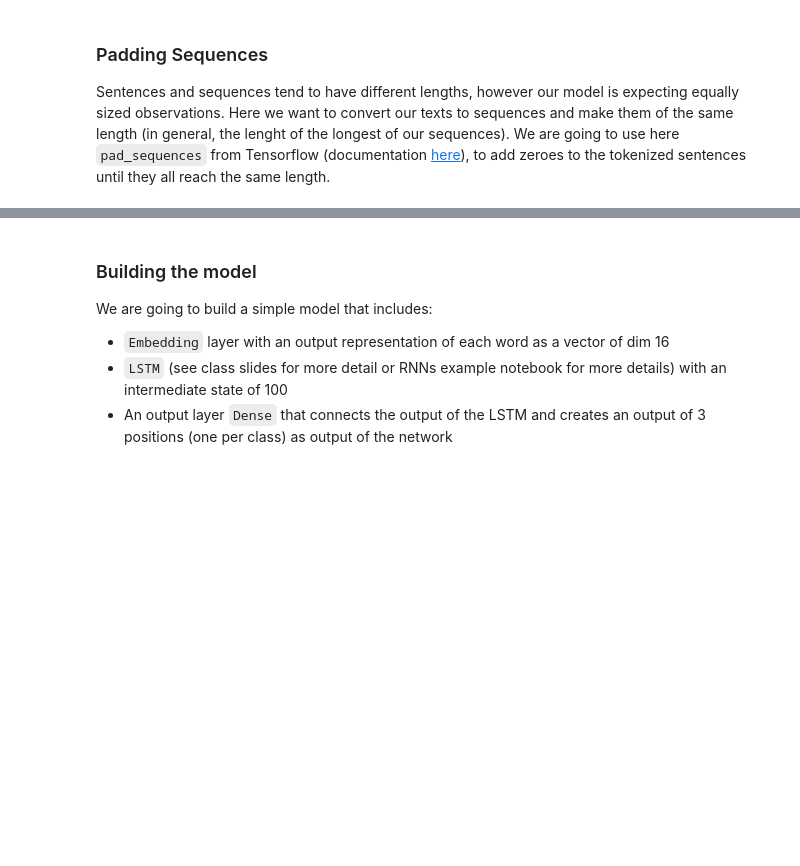
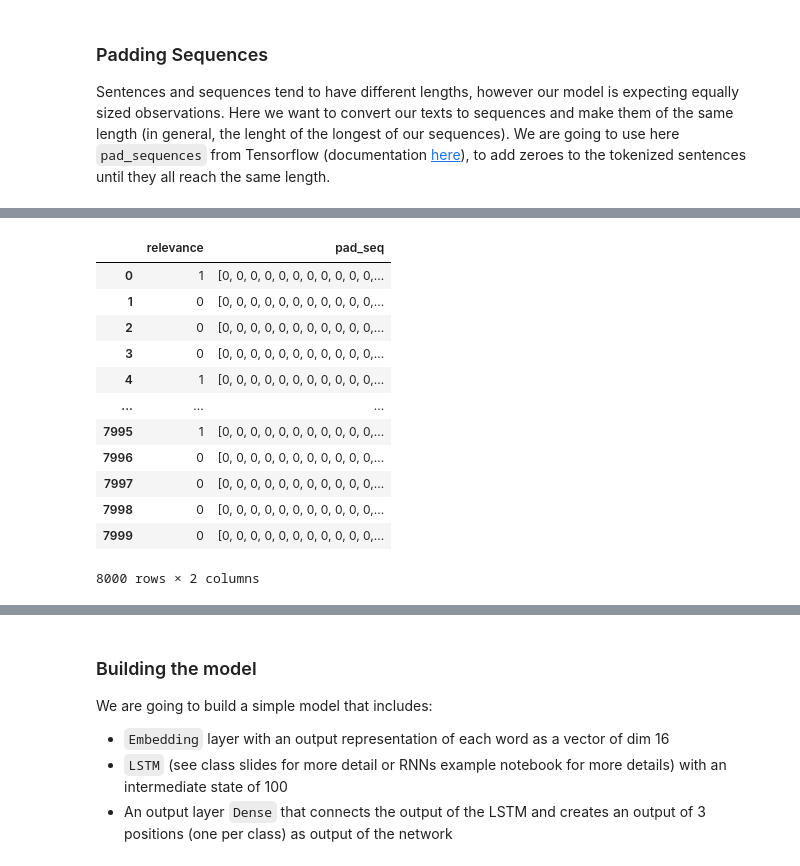
Before and after one commit to efeperro/Spotting-Economy-News, a Jupyter notebook: RNN_Model_Basic.ipynb, the cells around one changed output, grey strips where cells are left out. Saved outputs shown, nothing was run; the diff lists cells and outputs as text; code cells hidden in the pictures; blank space fills up the shorter version.

```diff
--- a/RNN_Model_Basic.ipynb
+++ b/RNN_Model_Basic.ipynb
@@ -95,5 +84,7 @@ print(wtxt_train)
 # %%
 for i in range(len(wtxt_train)):
+    # Taking out '<br>' in the 'whole_text' column
+    wtxt_train[i] = re.sub(r'</?br>', ' ', wtxt_train[i])
     # Deletion of non-latin alfabet signs, also numbers
     wtxt_train[i] = re.sub(r'[^a-zA-Z]', ' ', wtxt_train[i])
     # Removing single letter works like 'a'.
@@ -185,0 +160,2 @@ array([[0, 1],
+# %%
+df.update(df["relevance"].apply(lambda x: 0 if x == "no" else 1))
@@ -221,0 +243,18 @@ array([[   0,    0,    0, ...,  382,   20, 2616],
+# %%
+df['pad_seq'] = padded_sequences.tolist()
+# %%
+df.drop(['whole_txt'], axis = 1)
+# %% [output]
+|  | relevance | pad_seq |
+| 0 | 1 | [0, 0, 0, 0, 0, 0, 0, 0, 0, 0, 0,... |
+| 1 | 0 | [0, 0, 0, 0, 0, 0, 0, 0, 0, 0, 0,... |
+| 2 | 0 | [0, 0, 0, 0, 0, 0, 0, 0, 0, 0, 0,... |
+| 3 | 0 | [0, 0, 0, 0, 0, 0, 0, 0, 0, 0, 0,... |
+| 4 | 1 | [0, 0, 0, 0, 0, 0, 0, 0, 0, 0, 0,... |
+| ... | ... | ... |
+| 7995 | 1 | [0, 0, 0, 0, 0, 0, 0, 0, 0, 0, 0,... |
+| 7996 | 0 | [0, 0, 0, 0, 0, 0, 0, 0, 0, 0, 0,... |
+| 7997 | 0 | [0, 0, 0, 0, 0, 0, 0, 0, 0, 0, 0,... |
+| 7998 | 0 | [0, 0, 0, 0, 0, 0, 0, 0, 0, 0, 0,... |
+| 7999 | 0 | [0, 0, 0, 0, 0, 0, 0, 0, 0, 0, 0,... |
+8000 rows × 2 columns
```
Also changed, not shown: parts of 47 cells of this notebook.
